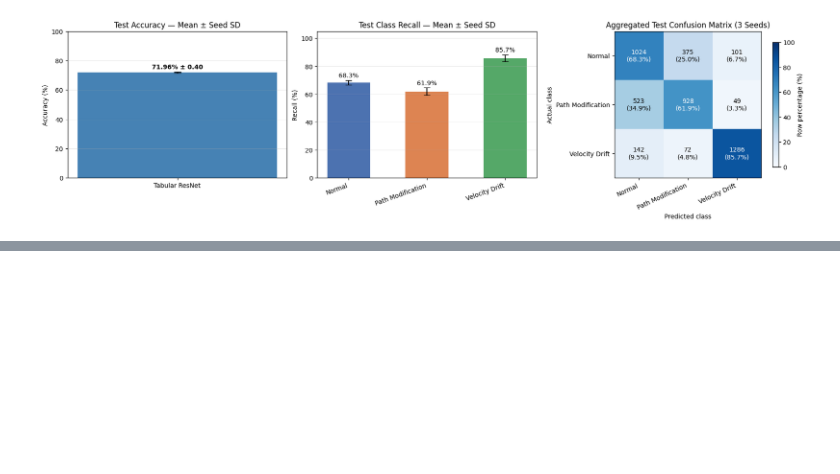
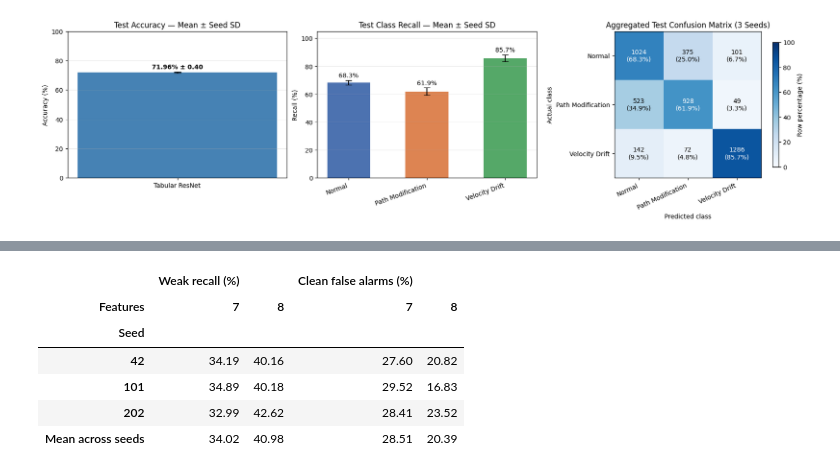
Before and after one commit to iamnaymur/ml_meta_learning, a Jupyter notebook: TabularResNet_ProtoNet_FromScratch_airspace_dataset.ipynb, the cells around one changed output, grey strips where cells are left out. Saved outputs shown, nothing was run; the diff lists cells and outputs as text; code cells hidden in the pictures; blank space fills up the shorter version.

```diff
--- a/TabularResNet_ProtoNet_FromScratch_airspace_dataset.ipynb
+++ b/TabularResNet_ProtoNet_FromScratch_airspace_dataset.ipynb
@@ -1577,0 +2150,53 @@ plt.show()
+# %%
+# Step 2H — Compare both trained models on 147 matched test aircraft
+
+n = len(test_pairs)
+assert n == 147 and len(robust_plans) == 100
+
+test_scores = []
+for features, models, val_x, matched in [
+    (7, resnet_models,   X_val_7, test_matched_7),
+    (8, resnet_models_8, X_val_8, test_matched_8),
+]:
+    # Same aircraft order in both halves: clean first, then weak.
+    query_x = torch.as_tensor(
+        np.concatenate([matched["clean"], matched["weak"]]), dtype=torch.float32
+    )
+    query_y = torch.tensor([0] * n + [1] * n, dtype=torch.long)
+
+    for episode_id, (support_idx, _) in enumerate(robust_plans):
+        episode = {
+            "support_x": torch.as_tensor(val_x[support_idx], dtype=torch.float32),
+            "support_y": torch.as_tensor(y_val_3[support_idx], dtype=torch.long),
+            "query_x": query_x,
+            "query_y": query_y,
+        }
+
+        for seed, model in models.items():
+            _, predictions = evaluate_protonet(model, [episode])
+            pred = predictions["Predicted"].to_numpy()
+            assert len(pred) == 2 * n
+
+            test_scores.append({
+                "Seed": seed,
+                "Support set": episode_id,
+                "Features": features,
+                "Weak recall (%)": 100 * (pred[n:] == 1).mean(),
+                "Clean false alarms (%)": 100 * (pred[:n] != 0).mean(),
+            })
+
+scores_2h = pd.DataFrame(test_scores)
+summary_2h = scores_2h.groupby(["Seed", "Features"])[
+    ["Weak recall (%)", "Clean false alarms (%)"]
+].mean().unstack("Features")
+
+summary_2h.loc["Mean across seeds"] = summary_2h.mean()
+display(summary_2h.round(2))
+# %% [output]
+|  | Weak recall (%) |  | Clean false alarms (%) |  |
+| Features | 7 | 8 | 7 | 8 |
+| Seed |  |  |  |  |
+| 42 | 34.19 | 40.16 | 27.60 | 20.82 |
+| 101 | 34.89 | 40.18 | 29.52 | 16.83 |
+| 202 | 32.99 | 42.62 | 28.41 | 23.52 |
+| Mean across seeds | 34.02 | 40.98 | 28.51 | 20.39 |
```
Also changed, not shown: parts of 15 cells of this notebook.
